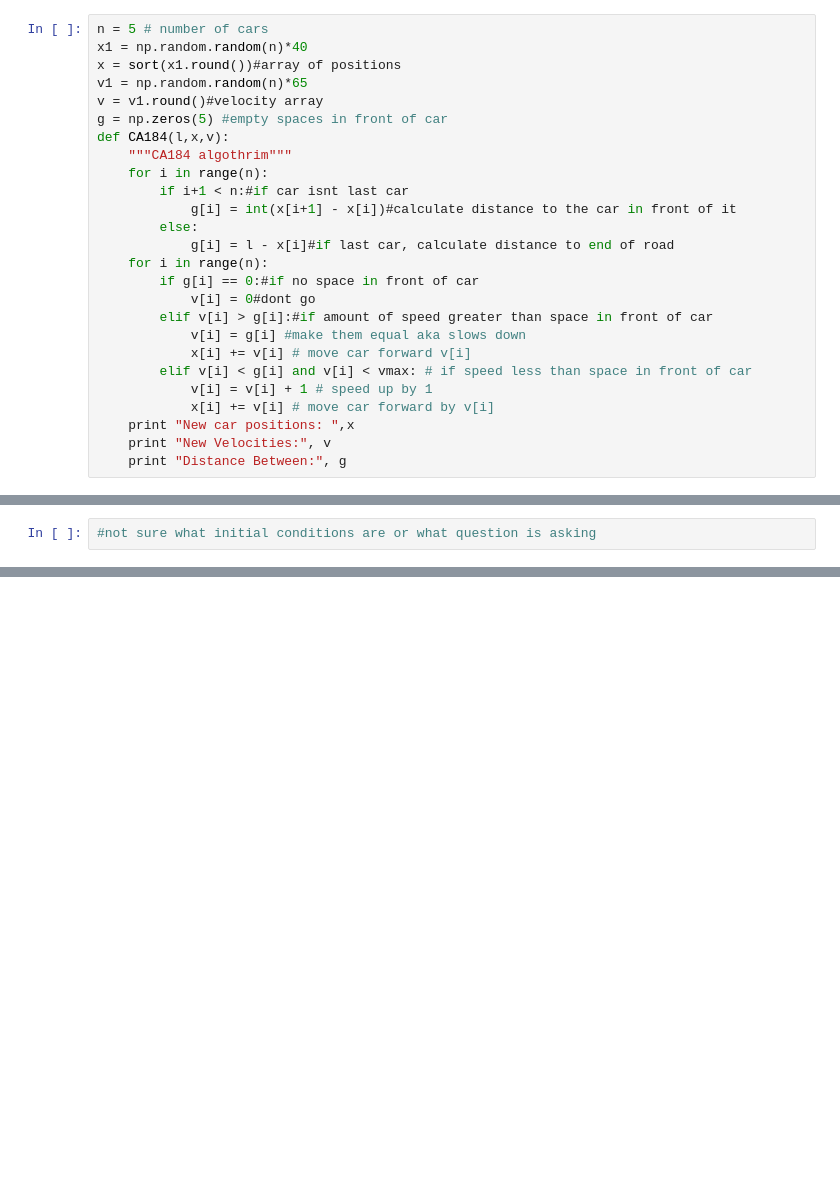
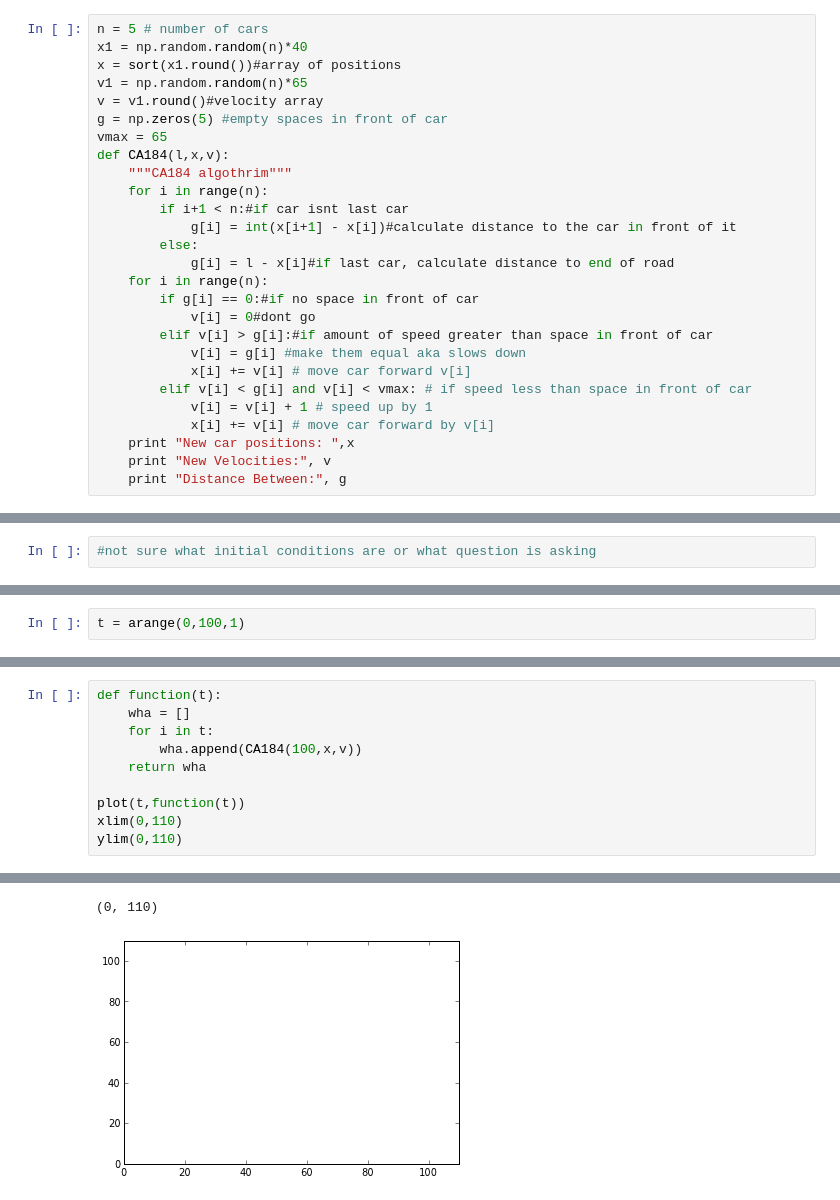
Before and after one commit to aalittlephys202/PHYS202-S13, a Jupyter notebook: Project/Traffic Flow.ipynb, the cells around one changed output, grey strips where cells are left out. Saved outputs shown, nothing was run; the diff lists cells and outputs as text; blank space fills up the shorter version.

```diff
--- a/Project/Traffic Flow.ipynb
+++ b/Project/Traffic Flow.ipynb
@@ -17,6 +17,7 @@ x = sort(x1.round())#array of positions
 v1 = np.random.random(n)*65
 v = v1.round()#velocity array
 g = np.zeros(5) #empty spaces in front of car
+vmax = 65
 def CA184(l,x,v):
     """CA184 algothrim"""
     for i in range(n):
@@ -217,0 +222,2 @@ def initial(l,n,vmax):
+# %%
+t = arange(0,100,1)
@@ -217,0 +249,11 @@ def initial(l,n,vmax):
+# %%
+def function(t):
+    wha = []
+    for i in t:
+        wha.append(CA184(100,x,v))
+    return wha
+
+plot(t,function(t))
+xlim(0,110)
+ylim(0,110)
+# %% [output]
@@ -217,0 +277,2 @@ def initial(l,n,vmax):
+(0, 110)
+[figure, added]
```
Also changed, not shown: parts of 16 cells of this notebook.
